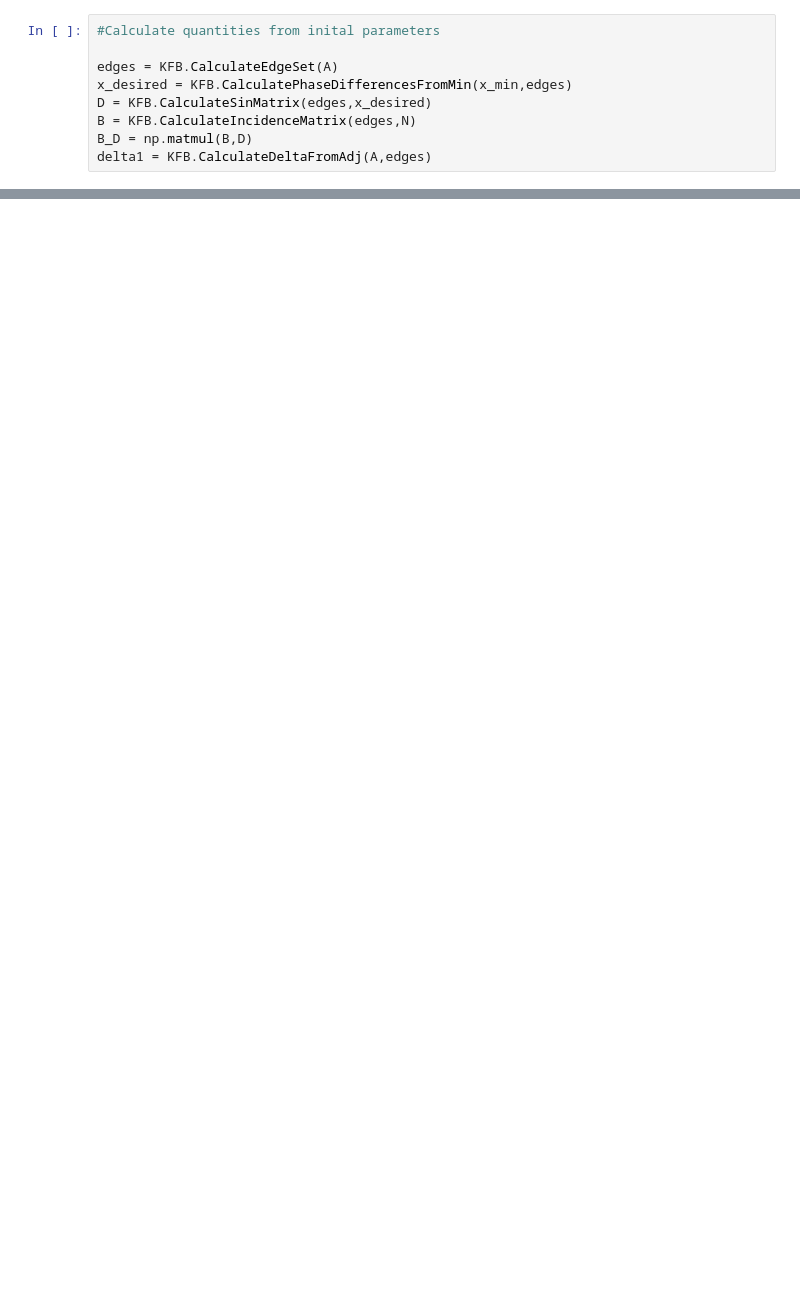
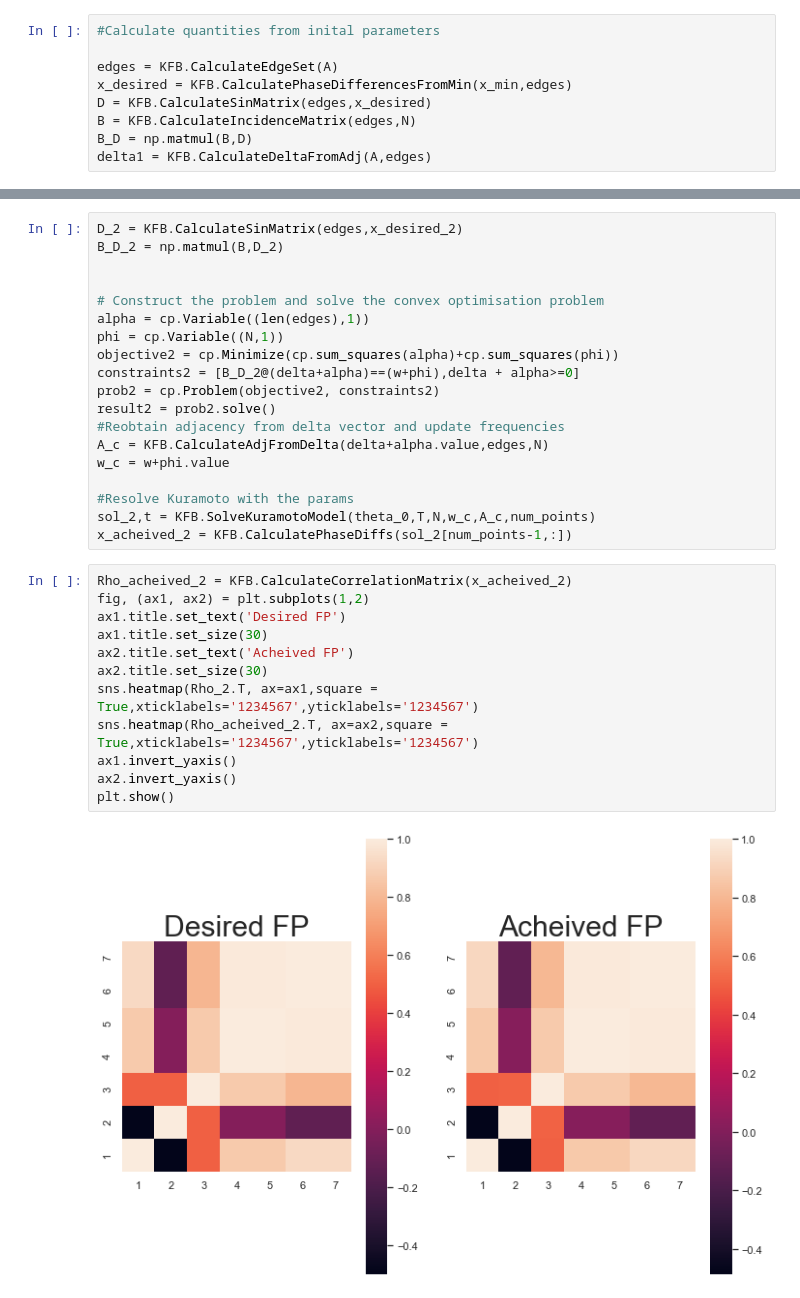
Before and after one commit to rnartallo/kuramotocontrol, a Jupyter notebook: MainNotebook.ipynb, the cells around one changed output, grey strips where cells are left out. Saved outputs shown, nothing was run; the diff lists cells and outputs as text; blank space fills up the shorter version.

```diff
--- a/MainNotebook.ipynb
+++ b/MainNotebook.ipynb
@@ -78,0 +134,33 @@ array([0.        , 0.39269908, 0.39269908, 0.52359878, 0.52359878,
+# %%
+D_2 = KFB.CalculateSinMatrix(edges,x_desired_2)
+B_D_2 = np.matmul(B,D_2)
+
+
+# Construct the problem and solve the convex optimisation problem
+alpha = cp.Variable((len(edges),1))
+phi = cp.Variable((N,1))
+objective2 = cp.Minimize(cp.sum_squares(alpha)+cp.sum_squares(phi))
+constraints2 = [B_D_2@(delta+alpha)==(w+phi),delta + alpha>=0]
+prob2 = cp.Problem(objective2, constraints2)
+result2 = prob2.solve()
+#Reobtain adjacency from delta vector and update frequencies
+A_c = KFB.CalculateAdjFromDelta(delta+alpha.value,edges,N)
+w_c = w+phi.value
+
+#Resolve Kuramoto with the params
+sol_2,t = KFB.SolveKuramotoModel(theta_0,T,N,w_c,A_c,num_points)
+x_acheived_2 = KFB.CalculatePhaseDiffs(sol_2[num_points-1,:])
+# %%
+Rho_acheived_2 = KFB.CalculateCorrelationMatrix(x_acheived_2)
+fig, (ax1, ax2) = plt.subplots(1,2)
+ax1.title.set_text('Desired FP')
+ax1.title.set_size(30)
+ax2.title.set_text('Acheived FP')
+ax2.title.set_size(30)
+sns.heatmap(Rho_2.T, ax=ax1,square = True,xticklabels='1234567',yticklabels='1234567')
+sns.heatmap(Rho_acheived_2.T, ax=ax2,square = True,xticklabels='1234567',yticklabels='1234567')
+ax1.invert_yaxis()
+ax2.invert_yaxis()
+plt.show()
+# %% [output]
+[figure, added]
```
Also changed, not shown: parts of 23 cells of this notebook, 1 other file.
